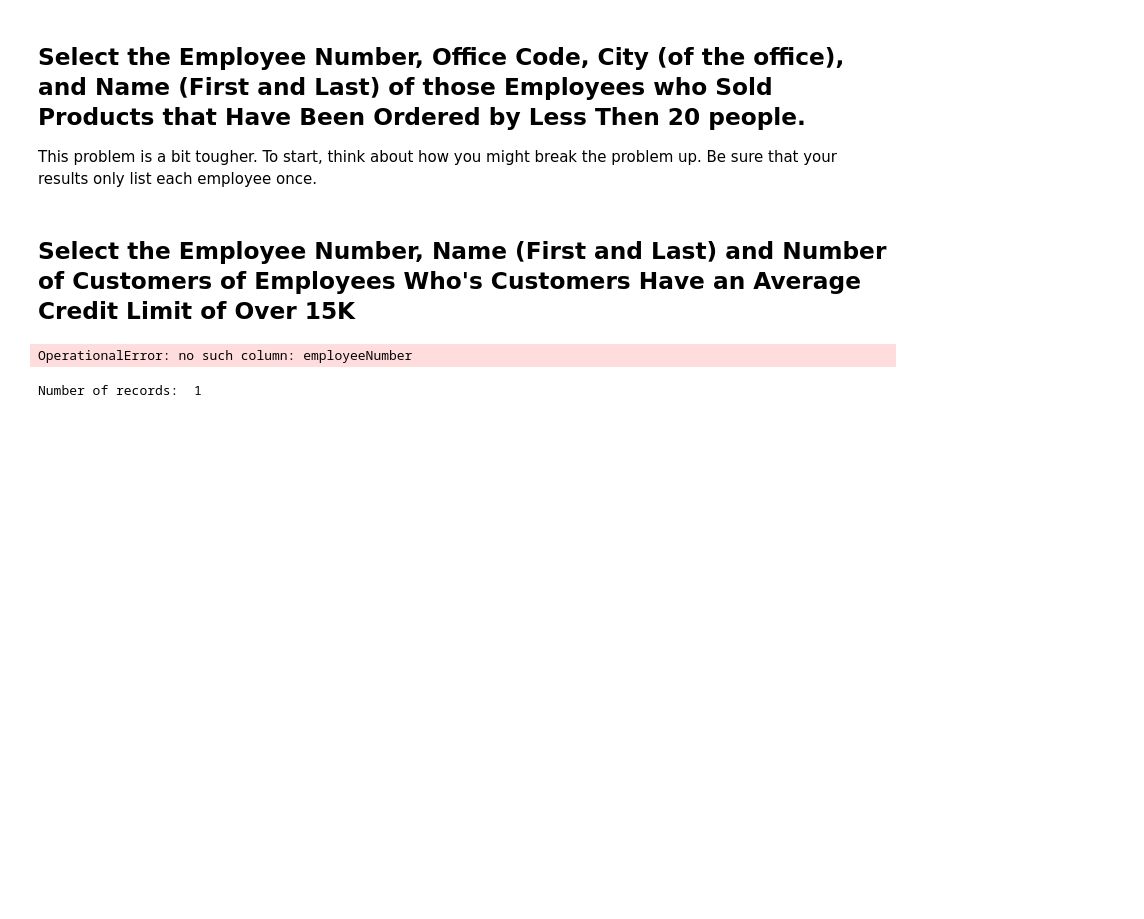
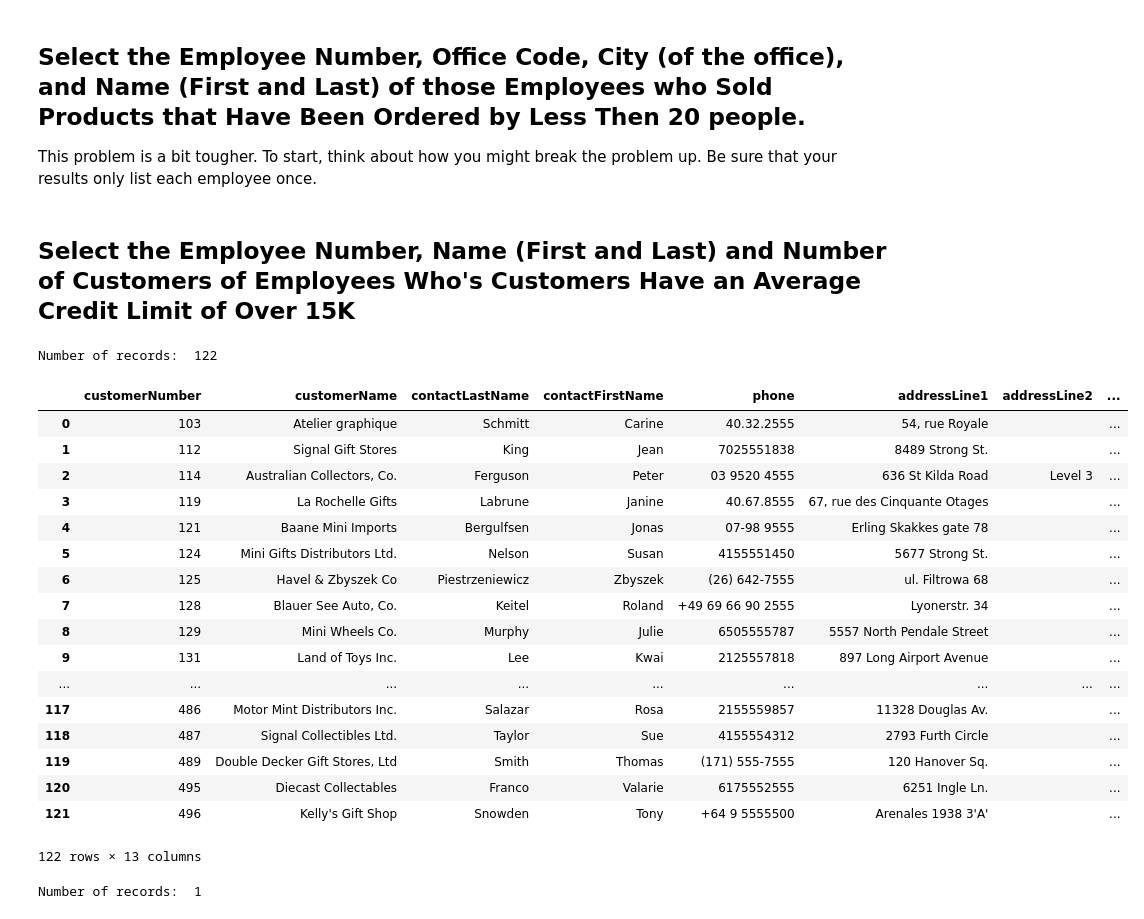
Before and after one commit to LearnCoTEMP1178/dsc-sql-subqueries-lab-dc-ds-071519, a Jupyter notebook: index.ipynb, the cells around one changed output. Saved outputs shown, nothing was run; the diff lists cells and outputs as text; code cells hidden in the pictures; blank space fills up the shorter version.

```diff
--- a/index.ipynb
+++ b/index.ipynb
@@ -117,20 +117,38 @@ This problem is a bit tougher. To start, think about how you might break the pro
 # %%
 #Your code here
 df = pd.DataFrame(
     c.execute("""
 
-SELECT employeeNumber, firstName, lastName, count(*)
+SELECT *
 FROM customers
 ;
 
 """).fetchall()
 )
 
 print('Number of records: ',len(df))
 df.columns = [x[0] for x in c.description]
 df
 # %% [output]
-OperationalError: no such column: employeeNumber
+Number of records:  122
+|  | customerNumber | customerName | contactLastName | contactFirstName | phone | addressLine1 | addressLine2 | ... |
+| 0 | 103 | Atelier graphique | Schmitt | Carine | 40.32.2555 | 54, rue Royale |  | ... |
+| 1 | 112 | Signal Gift Stores | King | Jean | 7025551838 | 8489 Strong St. |  | ... |
+| 2 | 114 | Australian Collectors, Co. | Ferguson | Peter | 03 9520 4555 | 636 St Kilda Road | Level 3 | ... |
+| 3 | 119 | La Rochelle Gifts | Labrune | Janine | 40.67.8555 | 67, rue des Cinquante Otages |  | ... |
+| 4 | 121 | Baane Mini Imports | Bergulfsen | Jonas | 07-98 9555 | Erling Skakkes gate 78 |  | ... |
+| 5 | 124 | Mini Gifts Distributors Ltd. | Nelson | Susan | 4155551450 | 5677 Strong St. |  | ... |
+| 6 | 125 | Havel & Zbyszek Co | Piestrzeniewicz | Zbyszek | (26) 642-7555 | ul. Filtrowa 68 |  | ... |
+| 7 | 128 | Blauer See Auto, Co. | Keitel | Roland | +49 69 66 90 2555 | Lyonerstr. 34 |  | ... |
+| 8 | 129 | Mini Wheels Co. | Murphy | Julie | 6505555787 | 5557 North Pendale Street |  | ... |
+| 9 | 131 | Land of Toys Inc. | Lee | Kwai | 2125557818 | 897 Long Airport Avenue |  | ... |
+| ... | ... | ... | ... | ... | ... | ... | ... | ... |
+| 117 | 486 | Motor Mint Distributors Inc. | Salazar | Rosa | 2155559857 | 11328 Douglas Av. |  | ... |
+| 118 | 487 | Signal Collectibles Ltd. | Taylor | Sue | 4155554312 | 2793 Furth Circle |  | ... |
+| 119 | 489 | Double Decker Gift Stores, Ltd | Smith | Thomas | (171) 555-7555 | 120 Hanover Sq. |  | ... |
+| 120 | 495 | Diecast Collectables | Franco | Valarie | 6175552555 | 6251 Ingle Ln. |  | ... |
+| 121 | 496 | Kelly's Gift Shop | Snowden | Tony | +64 9 5555500 | Arenales 1938 3'A' |  | ... |
+122 rows × 13 columns
 # %%
 #Your code here
 df = pd.DataFrame(
```
